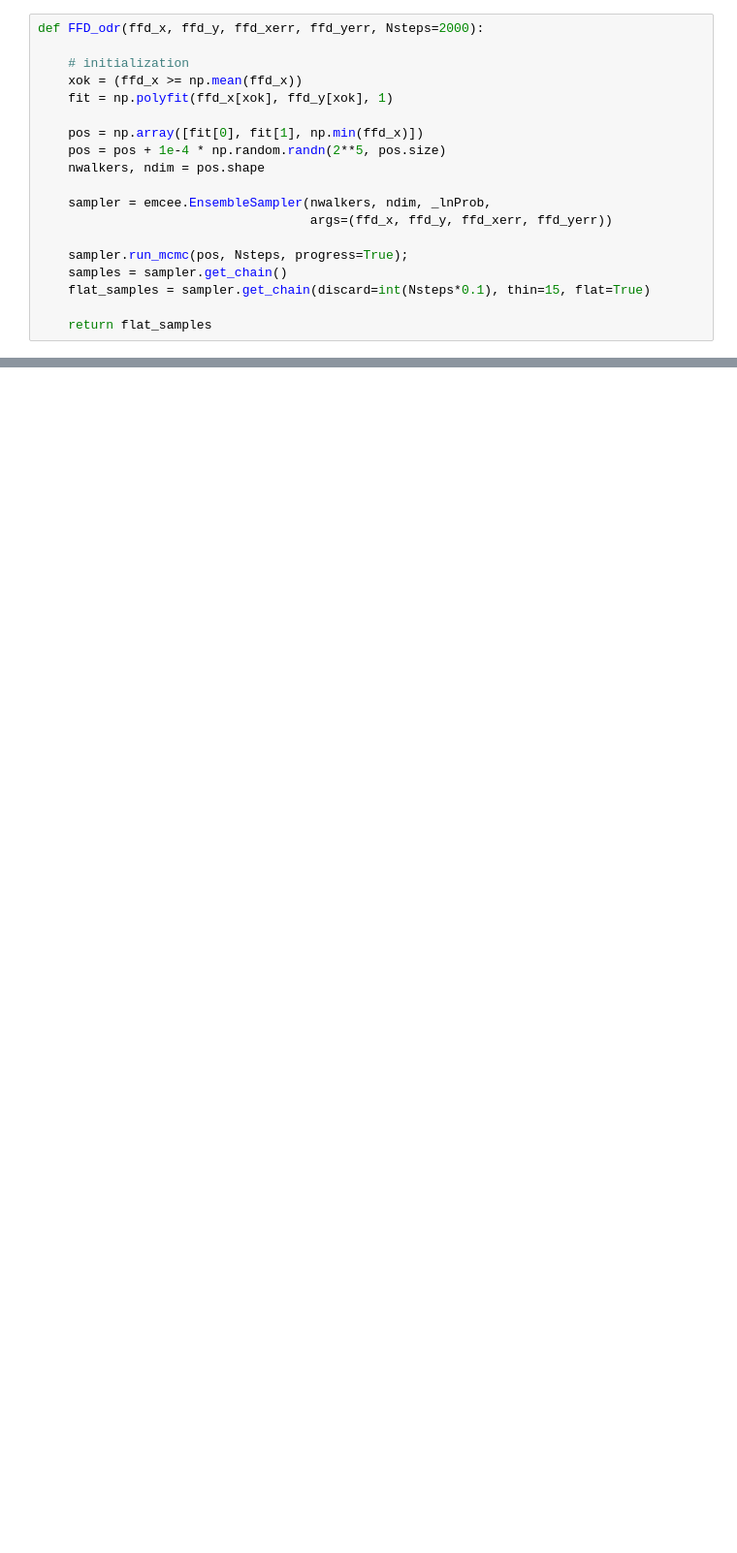
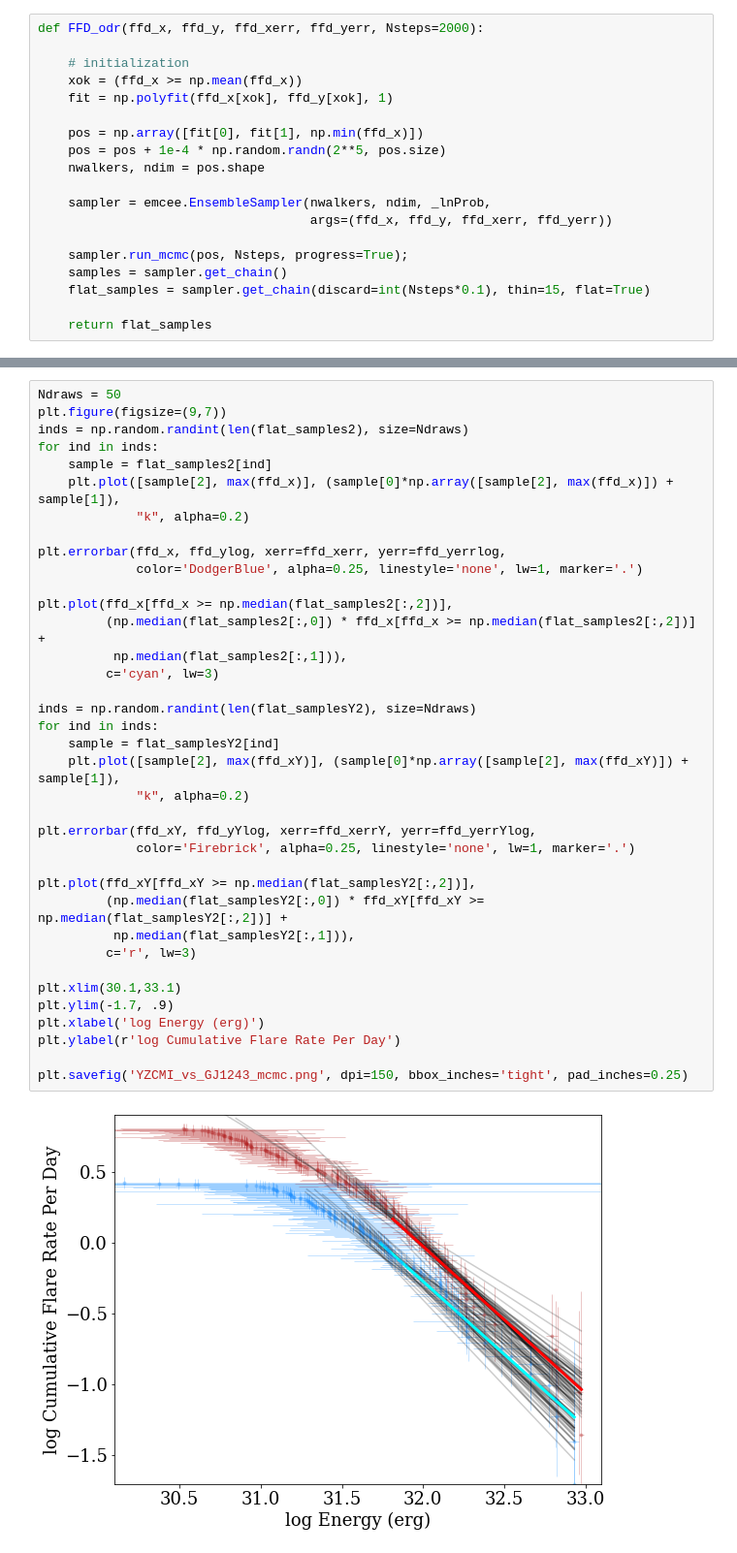
Before and after one commit to jradavenport/YZCMi_TESS, a Jupyter notebook: yzcmi_vs_gj1243.ipynb, the cells around one changed output, grey strips where cells are left out. Shown at 97% size. Saved outputs shown, nothing was run; the diff lists cells and outputs as text; blank space fills up the shorter version.

```diff
--- a/yzcmi_vs_gj1243.ipynb
+++ b/yzcmi_vs_gj1243.ipynb
@@ -514,0 +525,39 @@ print(therng(flat_samples2[:,2]))
+# %%
+Ndraws = 50
+plt.figure(figsize=(9,7))
+inds = np.random.randint(len(flat_samples2), size=Ndraws)
+for ind in inds:
+    sample = flat_samples2[ind]
+    plt.plot([sample[2], max(ffd_x)], (sample[0]*np.array([sample[2], max(ffd_x)]) + sample[1]),
+             "k", alpha=0.2)
+
+plt.errorbar(ffd_x, ffd_ylog, xerr=ffd_xerr, yerr=ffd_yerrlog,
+             color='DodgerBlue', alpha=0.25, linestyle='none', lw=1, marker='.')
+
+plt.plot(ffd_x[ffd_x >= np.median(flat_samples2[:,2])],
+         (np.median(flat_samples2[:,0]) * ffd_x[ffd_x >= np.median(flat_samples2[:,2])] +
+          np.median(flat_samples2[:,1])),
+         c='cyan', lw=3)
+
+inds = np.random.randint(len(flat_samplesY2), size=Ndraws)
+for ind in inds:
+    sample = flat_samplesY2[ind]
+    plt.plot([sample[2], max(ffd_xY)], (sample[0]*np.array([sample[2], max(ffd_xY)]) + sample[1]),
+             "k", alpha=0.2)
+
+plt.errorbar(ffd_xY, ffd_yYlog, xerr=ffd_xerrY, yerr=ffd_yerrYlog,
+             color='Firebrick', alpha=0.25, linestyle='none', lw=1, marker='.')
+
+plt.plot(ffd_xY[ffd_xY >= np.median(flat_samplesY2[:,2])],
+         (np.median(flat_samplesY2[:,0]) * ffd_xY[ffd_xY >= np.median(flat_samplesY2[:,2])] +
+          np.median(flat_samplesY2[:,1])),
+         c='r', lw=3)
+
+plt.xlim(30.1,33.1)
+plt.ylim(-1.7, .9)
+plt.xlabel('log Energy (erg)')
+plt.ylabel(r'log Cumulative Flare Rate Per Day')
+
+plt.savefig('YZCMI_vs_GJ1243_mcmc.png', dpi=150, bbox_inches='tight', pad_inches=0.25)
+# %% [output]
+[figure, added]
```
Also changed, not shown: parts of 4 cells of this notebook.
